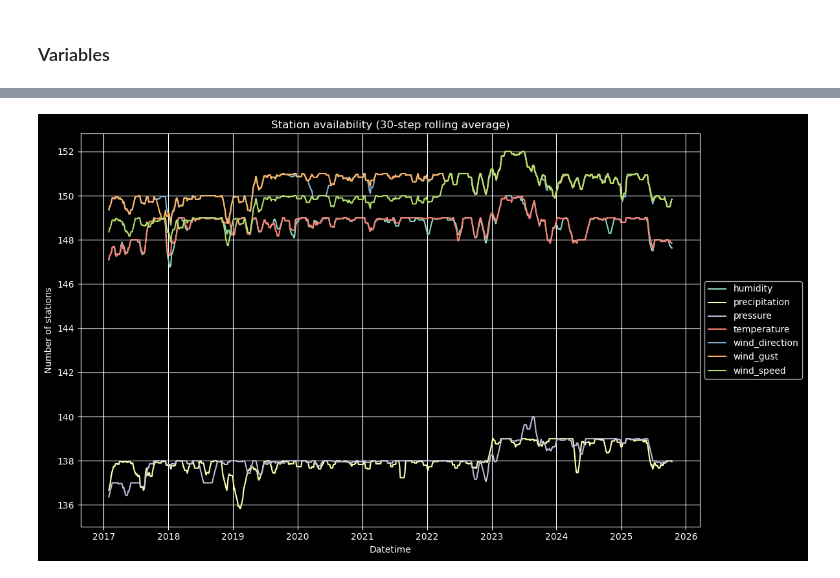
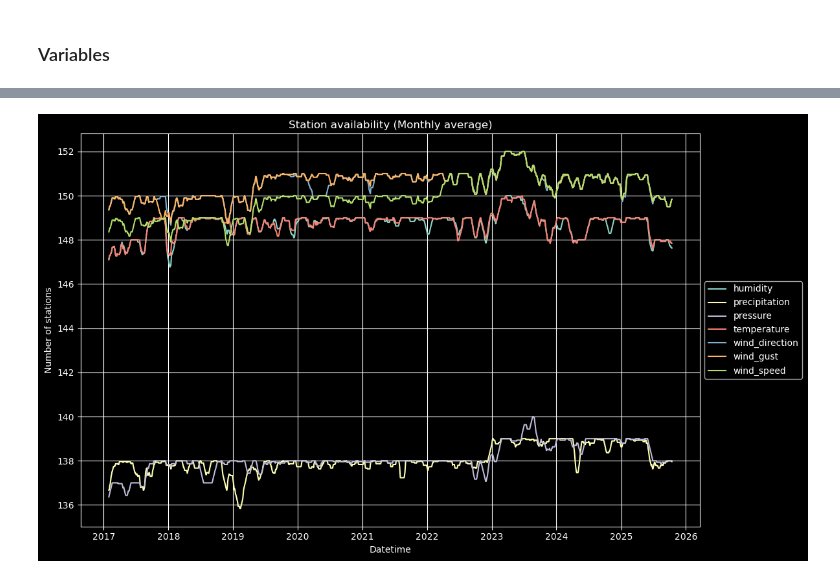
Before and after one commit to aureliedj/weather-station-model-with-transformers, a Jupyter notebook: Data_Exploration.ipynb, the cells around one changed output, grey strips where cells are left out. Saved outputs shown, nothing was run; the diff lists cells and outputs as text; code cells hidden in the pictures.

```diff
--- a/Data_Exploration.ipynb
+++ b/Data_Exploration.ipynb
@@ -229,23 +298,23 @@ len(df_station)
 # %%
 fig, ax = plt.subplots(figsize=(12, 7))
 
 for v in variables:
     ax.plot(
         df_time["datetime"],
         df_time[v].rolling(30).mean(),
         label=v
     )
 
-ax.set_title("Station availability (30-step rolling average)")
+ax.set_title("Station availability (Monthly average)")
 ax.set_ylabel("Number of stations")
 ax.set_xlabel("Datetime")
 
 # legend on the right side
 ax.legend(loc="center left", bbox_to_anchor=(1, 0.5))
 
 ax.grid(True)
 
 plt.tight_layout()
 plt.show()
 # %% [output]
-[figure, old version]
+[figure, new version]
```
Also changed, not shown: parts of 32 cells of this notebook, 3 other files.
